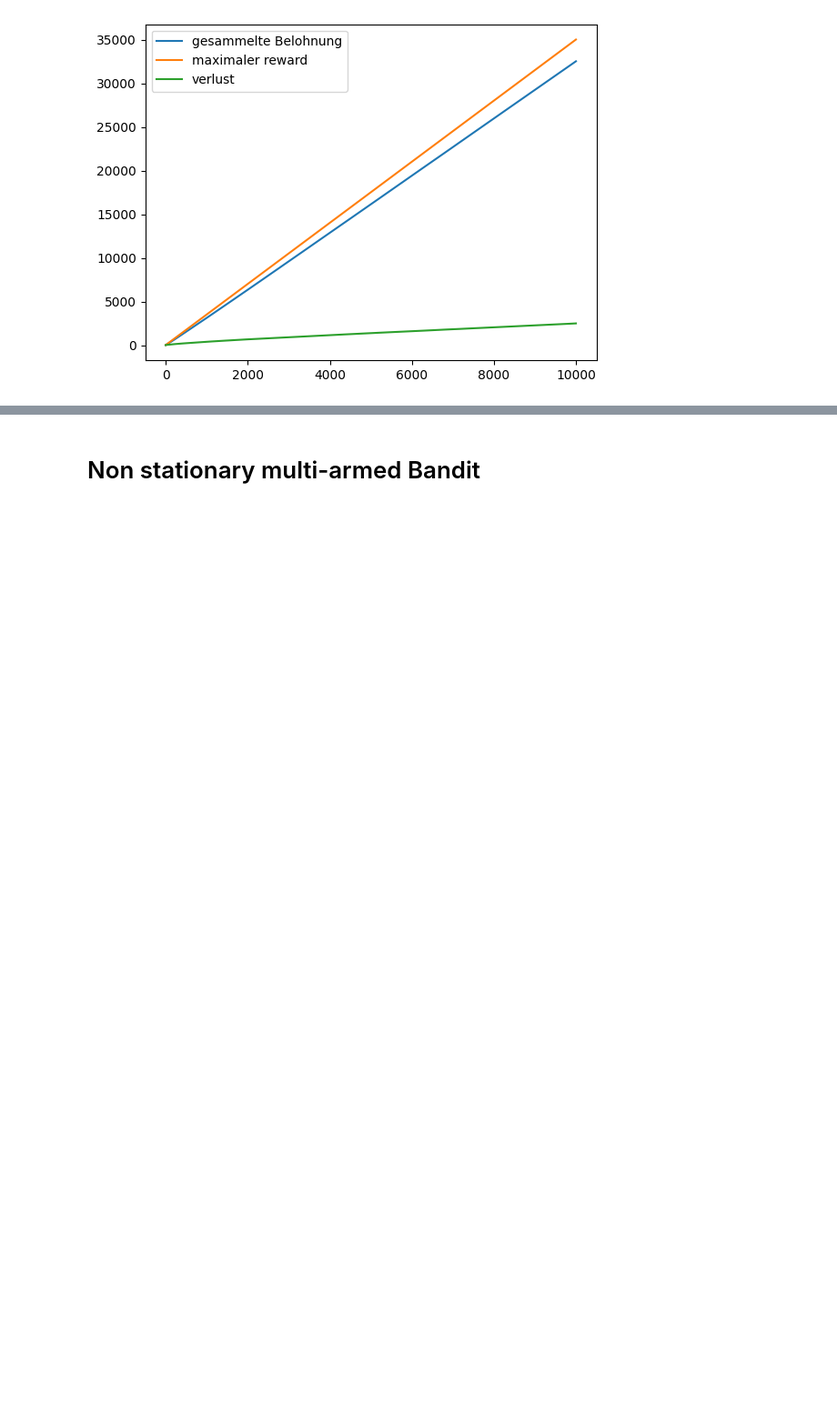
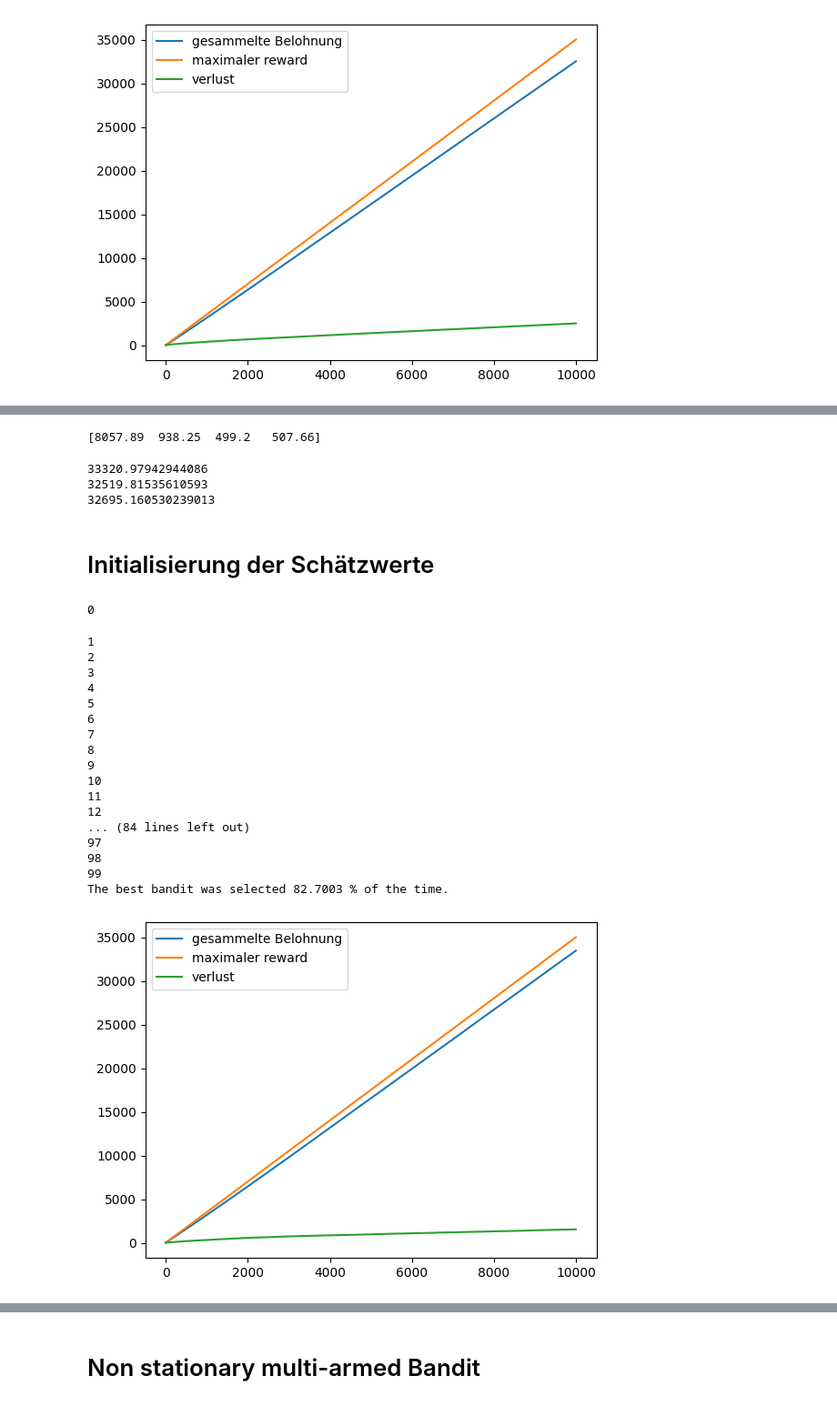
Before and after one commit to Valentin-Adam/Deep-Reinforcement-Learning-, a Jupyter notebook: Sheet01/adam_ullmann.ipynb, the cells around one changed output, grey strips where cells are left out. Shown at 91% size. Saved outputs shown, nothing was run; the diff lists cells and outputs as text; code cells hidden in the pictures; blank space fills up the shorter version.

```diff
--- a/Sheet01/adam_ullmann.ipynb
+++ b/Sheet01/adam_ullmann.ipynb
@@ -38,14 +38,26 @@ def k_armed_bandit(k, num_of_iter, eps, means, std_dev, eps_decay=None):
 
     return all_values, total_reward, total_regret, no_of_samples
 # %%
-def averageraging_plotting(k,num_of_iter,eps,num_of_avg, means, std_dev):
+def averageraging_plotting(k,num_of_iter,eps,num_of_avg, means, std_dev, init= None, decay= None, stationary = None):
     all_values = np.zeros((k, num_of_iter))
     total_reward = np.zeros(num_of_iter)
     total_regret = np.zeros(num_of_iter)
     total_number_of_samples = np.zeros(k)
 
     for i in range(num_of_avg):
-        all_values_i, total_reward_i, total_regret_i, number_of_samples_i = k_armed_bandit(k, num_of_iter,eps,means,std_dev)
+        print(i)
+        if init == None:
+            all_values_i, total_reward_i, total_regret_i, number_of_samples_i = k_armed_bandit(k, num_of_iter,eps,means,std_dev)
+        elif init == 1:
+            all_values_i, total_reward_i, total_regret_i, number_of_samples_i = k_armed_bandit_init1(k, num_of_iter,eps,means,std_dev)
+        elif init == 2:
+            all_values_i, total_reward_i, total_regret_i, number_of_samples_i = k_armed_bandit_init2(k, num_of_iter,eps,means,std_dev)
+        if decay == None:
+            all_values_i, total_reward_i, total_regret_i, number_of_samples_i = k_armed_bandit(k, num_of_iter,eps,means,std_dev)
+        else:
+            all_values_i, total_reward_i, total_regret_i, number_of_samples_i = k_armed_bandit(k, num_of_iter,eps,means,std_dev,eps_decay= decay)
+
+
         all_values += all_values_i
         total_reward += total_reward_i
         total_regret += total_regret_i
@@ -133,0 +145,14 @@ The best bandit was selected 79.97462 % of the time.
+# %%
+print(total_number_of_samples)
+# %% [output]
+[8057.89  938.25  499.2   507.66]
+# %%
+print(reward_e01)
+print(reward_e02)
+print(reward_e001)
+# %% [output]
+33320.97942944086
+32519.81535610593
+32695.160530239013
+# %% [markdown]
+# Initialisierung der Schätzwerte
@@ -133,0 +191,27 @@ The best bandit was selected 79.97462 % of the time.
+# %%
+k = 4
+num_of_iter = 10000
+eps = 0.1
+num_of_avg = 100
+# %%
+reward_init1, regret_init1, best_perc_init1 = averageraging_plotting(k,num_of_iter,eps,num_of_avg,means,std_dev, init = 1)
+# %% [output]
+0
+1
+2
+3
+4
+5
+6
+7
+8
+9
+10
+11
+12
+... (84 lines left out)
+97
+98
+99
+The best bandit was selected 82.7003 % of the time.
+[figure, added]
```
Also changed, not shown: parts of 23 cells of this notebook.
